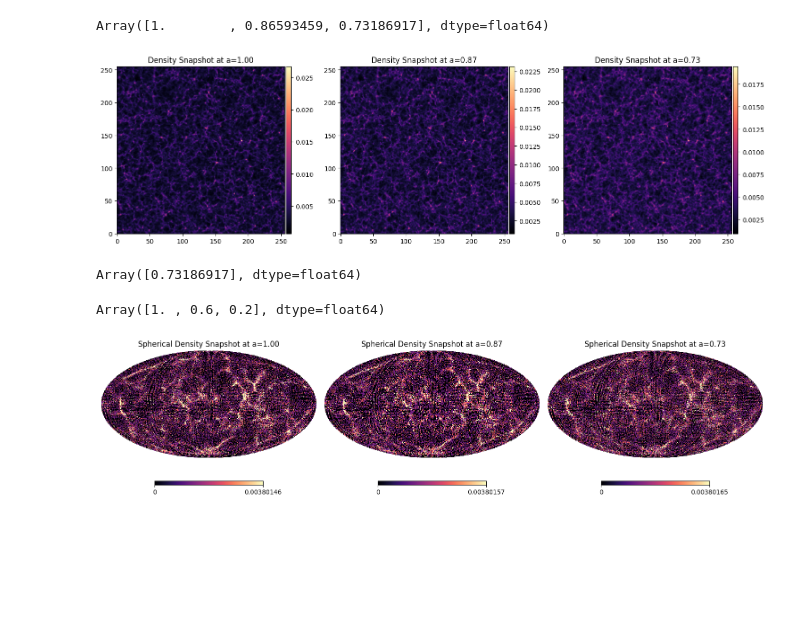
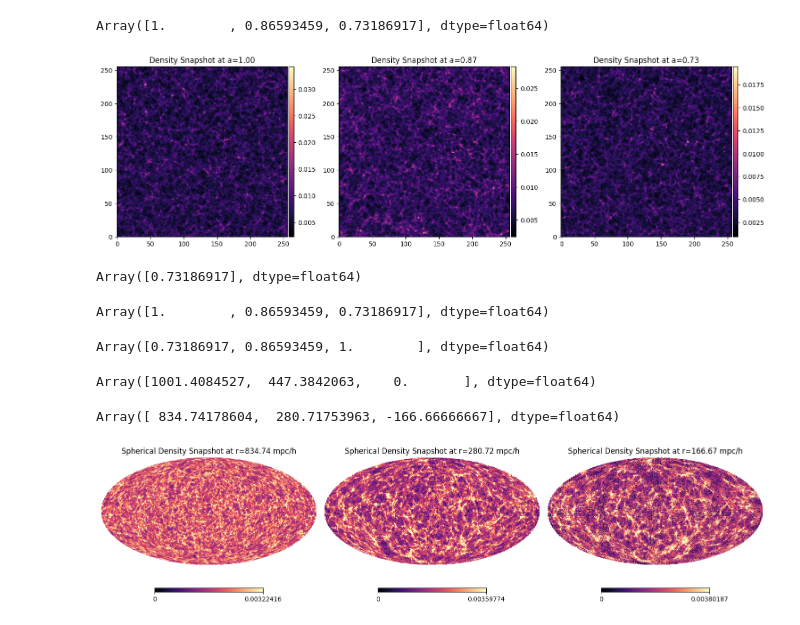
Before and after one commit to ASKabalan/fwd-model-tools, a Jupyter notebook: notebooks/03-nbody-simulation.ipynb, the cells around one changed output. Cells and saved outputs as stored; diff of their text form; code cells hidden in the pictures; blank space fills up the shorter version.

```diff
--- a/notebooks/03-nbody-simulation.ipynb
+++ b/notebooks/03-nbody-simulation.ipynb
@@ -106,8 +106,9 @@ Number of shells: 3
 Run N-body simulation saving 3D density fields at each shell. This is flexible (can paint to any projection later) but memory-intensive.
 # %%
 # Run N-body with geometry=None to save 3D density fields
-max_scale_factor = jc.background.a_of_chi(cosmo, density_snapshots.max_comoving_radius).squeeze()
+max_scale_factor = jc.background.a_of_chi(cosmo, dx_field.max_comoving_radius).squeeze()
 ts = jnp.linspace(max_scale_factor, t1, nb_shells)
+r_centers = jc.background.radial_comoving_distance(cosmo, ts)
 density_snapshots = nbody(
     cosmo,
     dx_field,
@@ -130,10 +131,10 @@ density_snapshots.scale_factors
 # %% [output]
 Array([1.        , 0.86593459, 0.73186917], dtype=float64)
 # %%
-flat_densities = density_snapshots.paint_2d(center=density_snapshots.scale_factors)
+flat_densities = density_snapshots.paint_2d(center=r_centers)
 flat_densities.show(titles=[f"Density Snapshot at a={a:.2f}" for a in density_snapshots.scale_factors] , figsize=(15 , 10))
 # %% [output]
-[figure, old version]
+[figure, new version]
 # %%
 max_scale_factor = jc.background.a_of_chi(cosmo, density_snapshots.max_comoving_radius)
 max_scale_factor
@@ -142,10 +143,24 @@ Array([0.73186917], dtype=float64)
 # %%
 density_snapshots.scale_factors
 # %% [output]
-Array([1. , 0.6, 0.2], dtype=float64)
+Array([1.        , 0.86593459, 0.73186917], dtype=float64)
+# %%
+ts
+# %% [output]
+Array([0.73186917, 0.86593459, 1.        ], dtype=float64)
+# %%
+r_centers
+# %% [output]
+Array([1001.4084527,  447.3842063,    0.       ], dtype=float64)
+# %%
+shifted_centers
+# %% [output]
+Array([ 834.74178604,  280.71753963, -166.66666667], dtype=float64)
 # %%
 density_snapshots = density_snapshots.replace(nside=64)
-spherical_densities = density_snapshots.paint_spherical(center=density_snapshots.scale_factors , scheme='ngp' , batch_size=6 , paint_nside=256)
-spherical_densities.show(titles=[f"Spherical Density Snapshot at a={a:.2f}" for a in density_snapshots.scale_factors] , figsize=(15 , 10) , apply_log=False)
+shifted_centers = r_centers - density_snapshots.density_width(nb_shells=nb_shells)/2
+shifted_centers = shifted_centers.at[-1].add(density_snapshots.density_width(nb_shells=nb_shells))
+spherical_densities = density_snapshots.paint_spherical(center=shifted_centers , scheme='ngp' , batch_size=6 , paint_nside=256)
+spherical_densities.show(titles=[f"Spherical Density Snapshot at r={r:.2f} mpc/h" for r in shifted_centers] , figsize=(15 , 10) , apply_log=False)
 # %% [output]
-[figure, old version]
+[figure, new version]
```
Also changed, not shown: 7 other files.
